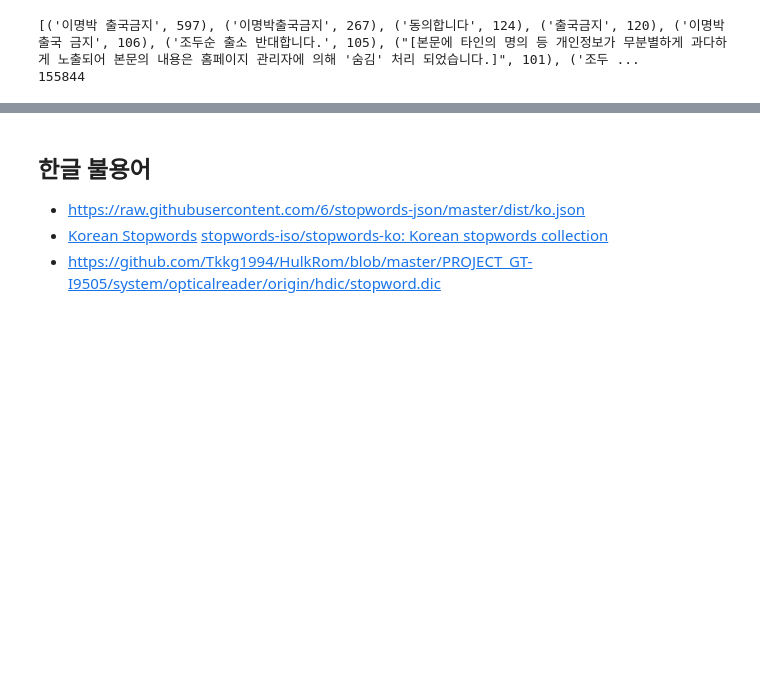
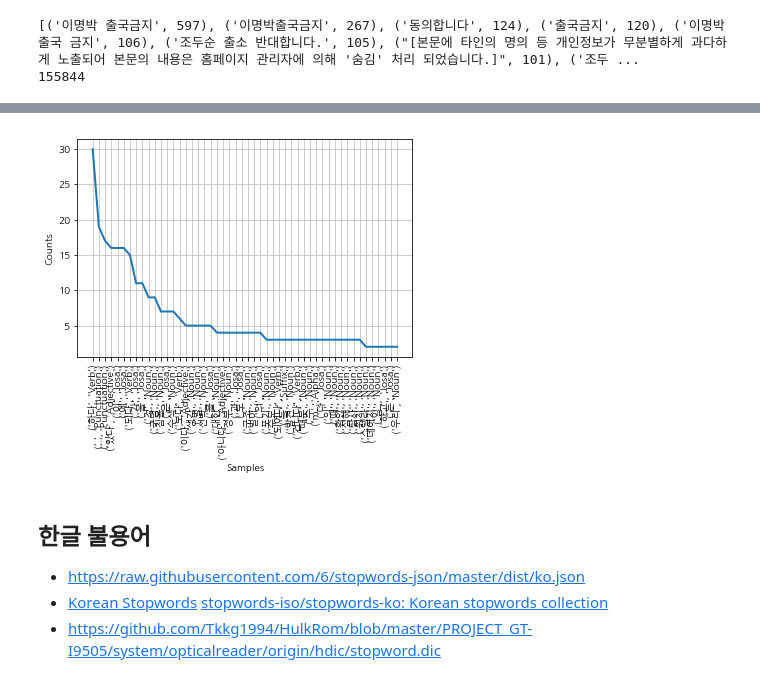
Before and after one commit to corazzon/petitionWrangling, a Jupyter notebook: petition_konlpy.ipynb, the cells around one changed output, grey strips where cells are left out. Cells and saved outputs as stored; diff of their text form; code cells hidden in the pictures; blank space fills up the shorter version.

```diff
--- a/petition_konlpy.ipynb
+++ b/petition_konlpy.ipynb
@@ -73,0 +99,3 @@ hannanum.nouns(petitions_content)[:10]
+# %%
+example = example[21]
+example
@@ -73,0 +104,5 @@ hannanum.nouns(petitions_content)[:10]
+# %%
+# 개행문자 제거
+import re
+example_sub = re.sub('\\\\n', ' ', example)
+example_sub
@@ -73,0 +117,3 @@ hannanum.nouns(petitions_content)[:10]
+# %%
+example_pos = t.pos(example_sub, norm=True, stem=True)
+example_pos[:10]
@@ -73,0 +131,3 @@ hannanum.nouns(petitions_content)[:10]
+# %%
+import nltk
+nltk_text = nltk.Text(example_pos, name='petition')
@@ -74,3 +155,7 @@ hannanum.nouns(petitions_content)[:10]
+# %%
+nltk_text.plot(50)
+# %% [output]
+[figure, added]
 # %% [markdown]
 ## 한글 불용어
 
```
Also changed, not shown: parts of 14 cells of this notebook.
